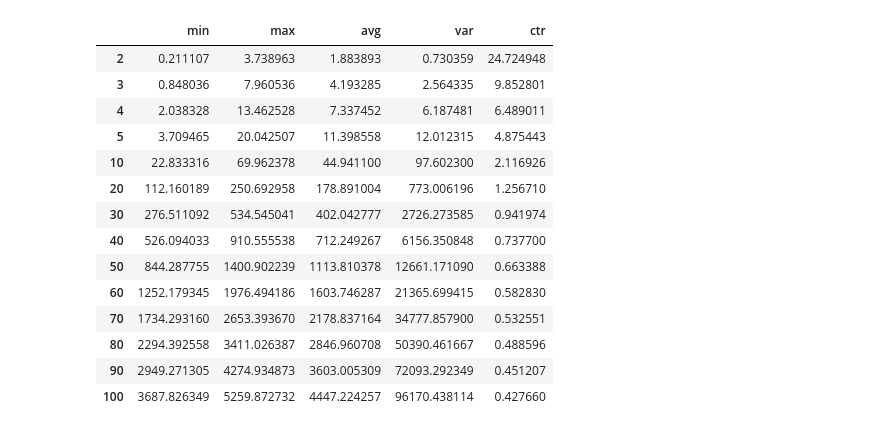
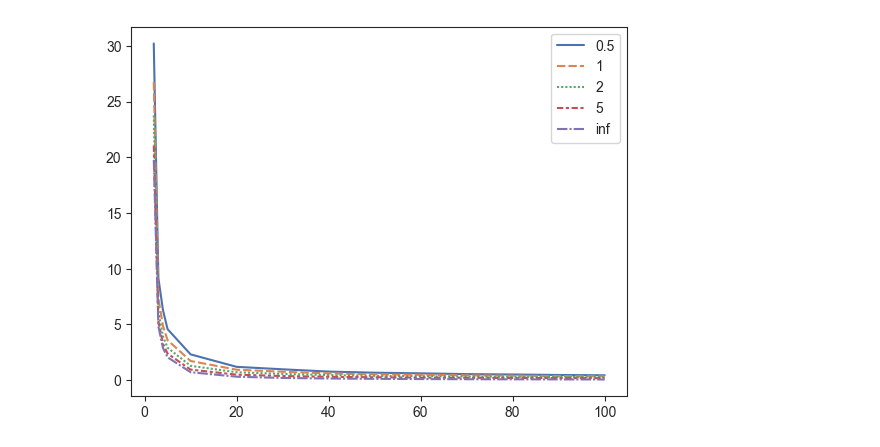
Before and after one commit to lassimalvikko/MDM24, a Jupyter notebook: Ex1/ex1.ipynb, the cells around one changed output. Cells and saved outputs as stored; diff of their text form; code cells hidden in the pictures.

Commit message:
added code for plotting and resulting figures

```diff
--- a/Ex1/ex1.ipynb
+++ b/Ex1/ex1.ipynb
@@ -6,7 +6,7 @@ import seaborn as sns
 k_list = [2, 3, 4, 5, *range(10, 101, 10)]
 n = 100
 q = 100
-p_list = [0.5, 1, 2, 5, None] # None instead of inf to calculate Chebyshev distance with Lp_norm()
+p_list = [0.5, 1, 2, 5, "inf"] # None instead of inf to calculate Chebyshev distance with Lp_norm()
 # %%
 def gen_data(q, n, k): # Generating the data
   pts = np.random.uniform(0, 1, size=(q, n, k))
@@ -18,7 +18,7 @@ def gen_data(q, n, k): # Generating the data
   return pts
 
 def Lp_norm(p, a, b):
-  if (p == None): # Chebyshev distance
+  if (p == "inf"): # Chebyshev distance
     return max(abs(a-b))
   return (np.sum((abs(a - b))**p))**(1/p)
 
@@ -66,6 +66,7 @@ dists_and_stats = {}
 for k in k_list:
   dists_and_stats[k] = distances(p_list, data[k], q, n, k)
 # %%
+# formatting data for plotting
 dfs = {}
 for p in p_list:
     df = pd.DataFrame(np.nan, index = k_list, columns = ["min", "max", "avg", "var", "ctr"])
@@ -78,19 +79,13 @@ for p in p_list:
         df.at[k, 'ctr'] = dists_and_stats[k][p]['stats']['Ctr_avg']
 
     dfs[p] = df
-# %% [output]
-|  | min | max | avg | var | ctr |
-| 2 | 0.211107 | 3.738963 | 1.883893 | 0.730359 | 24.724948 |
-| 3 | 0.848036 | 7.960536 | 4.193285 | 2.564335 | 9.852801 |
-| 4 | 2.038328 | 13.462528 | 7.337452 | 6.187481 | 6.489011 |
-| 5 | 3.709465 | 20.042507 | 11.398558 | 12.012315 | 4.875443 |
-| 10 | 22.833316 | 69.962378 | 44.941100 | 97.602300 | 2.116926 |
-| 20 | 112.160189 | 250.692958 | 178.891004 | 773.006196 | 1.256710 |
-| 30 | 276.511092 | 534.545041 | 402.042777 | 2726.273585 | 0.941974 |
-| 40 | 526.094033 | 910.555538 | 712.249267 | 6156.350848 | 0.737700 |
-| 50 | 844.287755 | 1400.902239 | 1113.810378 | 12661.171090 | 0.663388 |
-| 60 | 1252.179345 | 1976.494186 | 1603.746287 | 21365.699415 | 0.582830 |
-| 70 | 1734.293160 | 2653.393670 | 2178.837164 | 34777.857900 | 0.532551 |
-| 80 | 2294.392558 | 3411.026387 | 2846.960708 | 50390.461667 | 0.488596 |
-| 90 | 2949.271305 | 4274.934873 | 3603.005309 | 72093.292349 | 0.451207 |
-| 100 | 3687.826349 | 5259.872732 | 4447.224257 | 96170.438114 | 0.427660 |
+# %%
+# relative contrast plot
+df_ctr = pd.DataFrame(np.nan, index = k_list, columns = p_list)
+for p in p_list:
+    df_ctr[p] = dfs[p]['ctr']
+
+ax = sns.lineplot(data = df_ctr, palette = 'deep')
+ax.get_figure().savefig("ctr.png")
+# %% [output]
+[figure, added]
```
Also changed, not shown: parts of 10 cells of this notebook, 11 other files.
